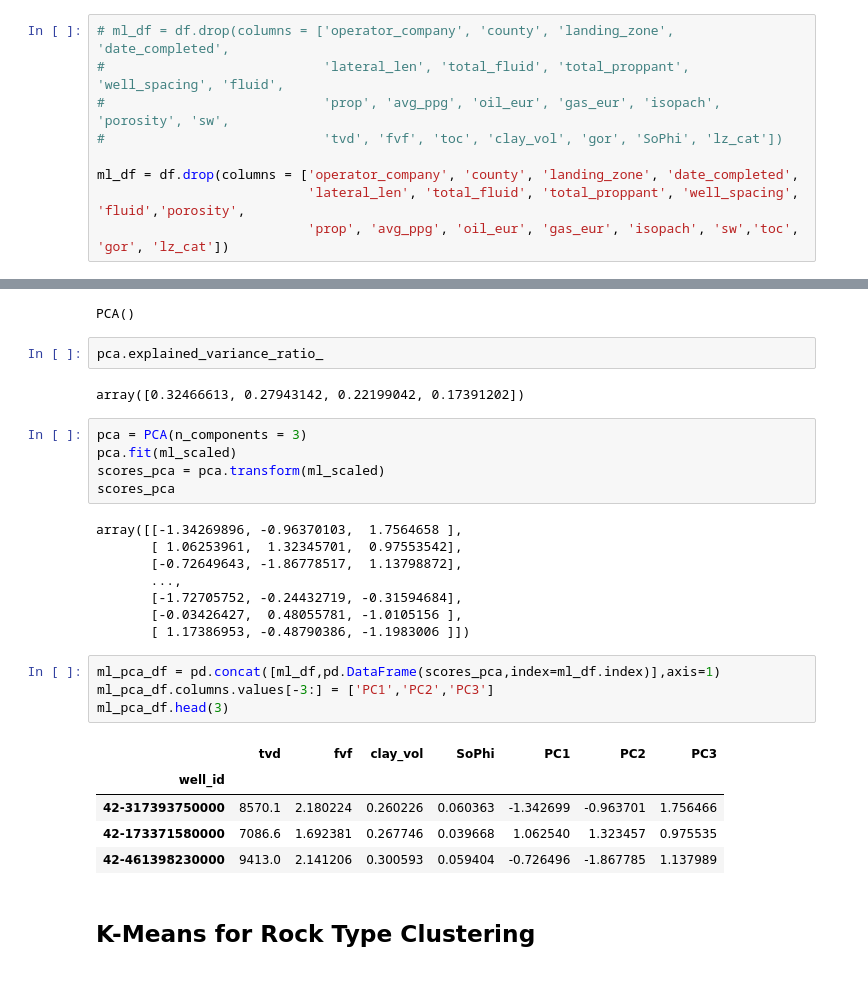
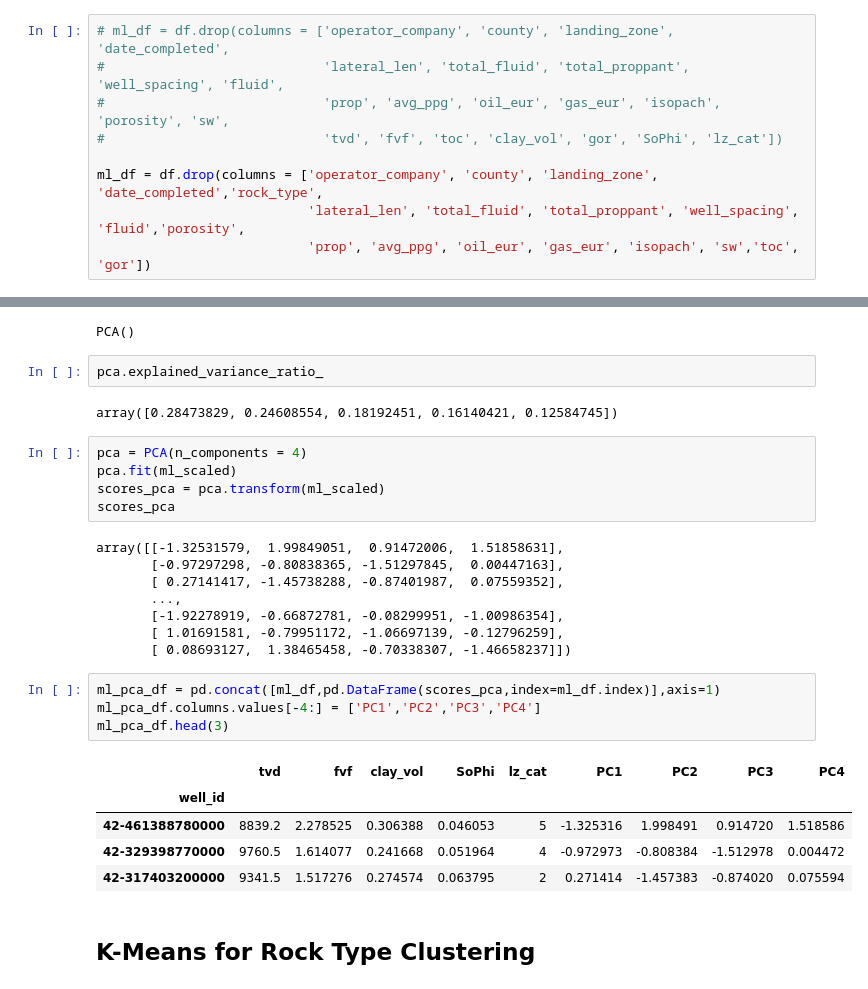
Before and after one commit to Auelocks/Friday_Night_Lights, a Jupyter notebook: Permian_KMeans_RockType.ipynb, the cells around one changed output, grey strips where cells are left out. Saved outputs shown, nothing was run; the diff lists cells and outputs as text.

```diff
--- a/Permian_KMeans_RockType.ipynb
+++ b/Permian_KMeans_RockType.ipynb
@@ -140,9 +140,9 @@ Index(['well_id', 'operator_company', 'county', 'landing_zone',
 #                            'prop', 'avg_ppg', 'oil_eur', 'gas_eur', 'isopach', 'porosity', 'sw',
 #                            'tvd', 'fvf', 'toc', 'clay_vol', 'gor', 'SoPhi', 'lz_cat'])
 
-ml_df = df.drop(columns = ['operator_company', 'county', 'landing_zone', 'date_completed',
+ml_df = df.drop(columns = ['operator_company', 'county', 'landing_zone', 'date_completed','rock_type',
                            'lateral_len', 'total_fluid', 'total_proppant', 'well_spacing', 'fluid','porosity',
-                           'prop', 'avg_ppg', 'oil_eur', 'gas_eur', 'isopach', 'sw','toc', 'gor', 'lz_cat'])
+                           'prop', 'avg_ppg', 'oil_eur', 'gas_eur', 'isopach', 'sw','toc', 'gor'])
 # %%
 corrMatrix = ml_df.corr()
 
@@ -217,30 +218,30 @@ PCA()
 # %%
 pca.explained_variance_ratio_
 # %% [output]
-array([0.32466613, 0.27943142, 0.22199042, 0.17391202])
+array([0.28473829, 0.24608554, 0.18192451, 0.16140421, 0.12584745])
 # %%
-pca = PCA(n_components = 3)
+pca = PCA(n_components = 4)
 pca.fit(ml_scaled)
 scores_pca = pca.transform(ml_scaled)
 scores_pca
 # %% [output]
-array([[-1.34269896, -0.96370103,  1.7564658 ],
-       [ 1.06253961,  1.32345701,  0.97553542],
-       [-0.72649643, -1.86778517,  1.13798872],
+array([[-1.32531579,  1.99849051,  0.91472006,  1.51858631],
+       [-0.97297298, -0.80838365, -1.51297845,  0.00447163],
+       [ 0.27141417, -1.45738288, -0.87401987,  0.07559352],
        ...,
-       [-1.72705752, -0.24432719, -0.31594684],
-       [-0.03426427,  0.48055781, -1.0105156 ],
-       [ 1.17386953, -0.48790386, -1.1983006 ]])
+       [-1.92278919, -0.66872781, -0.08299951, -1.00986354],
+       [ 1.01691581, -0.79951172, -1.06697139, -0.12796259],
+       [ 0.08693127,  1.38465458, -0.70338307, -1.46658237]])
 # %%
 ml_pca_df = pd.concat([ml_df,pd.DataFrame(scores_pca,index=ml_df.index)],axis=1)
-ml_pca_df.columns.values[-3:] = ['PC1','PC2','PC3']
+ml_pca_df.columns.values[-4:] = ['PC1','PC2','PC3','PC4']
 ml_pca_df.head(3)
 # %% [output]
-|  | tvd | fvf | clay_vol | SoPhi | PC1 | PC2 | PC3 |
-| well_id |  |  |  |  |  |  |  |
-| 42-317393750000 | 8570.1 | 2.180224 | 0.260226 | 0.060363 | -1.342699 | -0.963701 | 1.756466 |
-| 42-173371580000 | 7086.6 | 1.692381 | 0.267746 | 0.039668 | 1.062540 | 1.323457 | 0.975535 |
-| 42-461398230000 | 9413.0 | 2.141206 | 0.300593 | 0.059404 | -0.726496 | -1.867785 | 1.137989 |
+|  | tvd | fvf | clay_vol | SoPhi | lz_cat | PC1 | PC2 | PC3 | PC4 |
+| well_id |  |  |  |  |  |  |  |  |  |
+| 42-461388780000 | 8839.2 | 2.278525 | 0.306388 | 0.046053 | 5 | -1.325316 | 1.998491 | 0.914720 | 1.518586 |
+| 42-329398770000 | 9760.5 | 1.614077 | 0.241668 | 0.051964 | 4 | -0.972973 | -0.808384 | -1.512978 | 0.004472 |
+| 42-317403200000 | 9341.5 | 1.517276 | 0.274574 | 0.063795 | 2 | 0.271414 | -1.457383 | -0.874020 | 0.075594 |
 # %% [markdown]
 ## K-Means for Rock Type Clustering
 # %%
```
Also changed, not shown: parts of 12 cells of this notebook, 5 other files.
